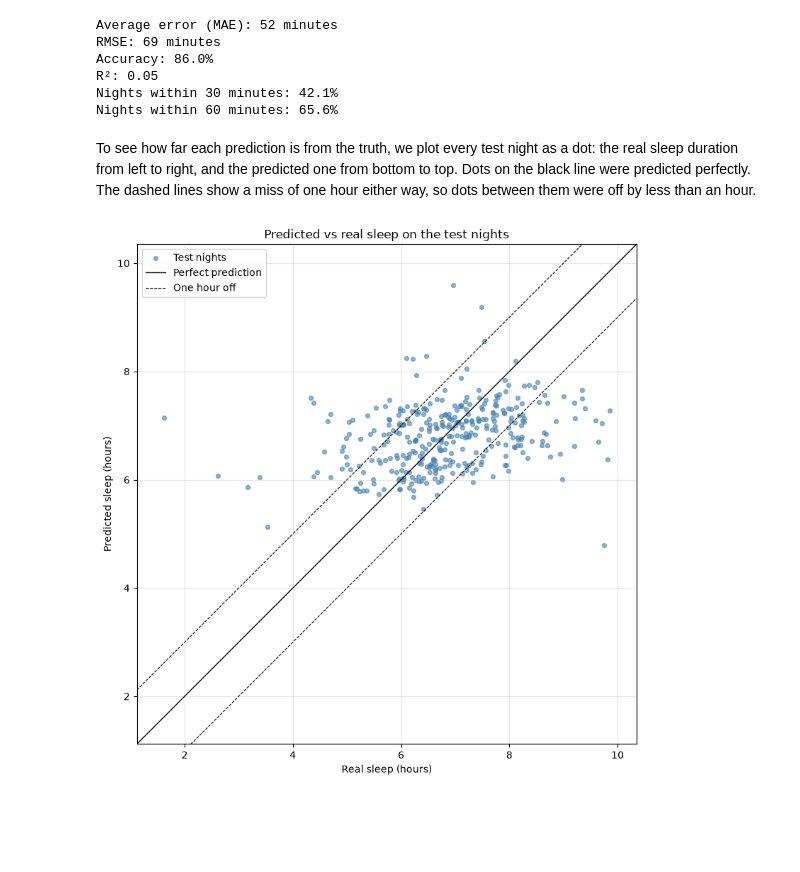
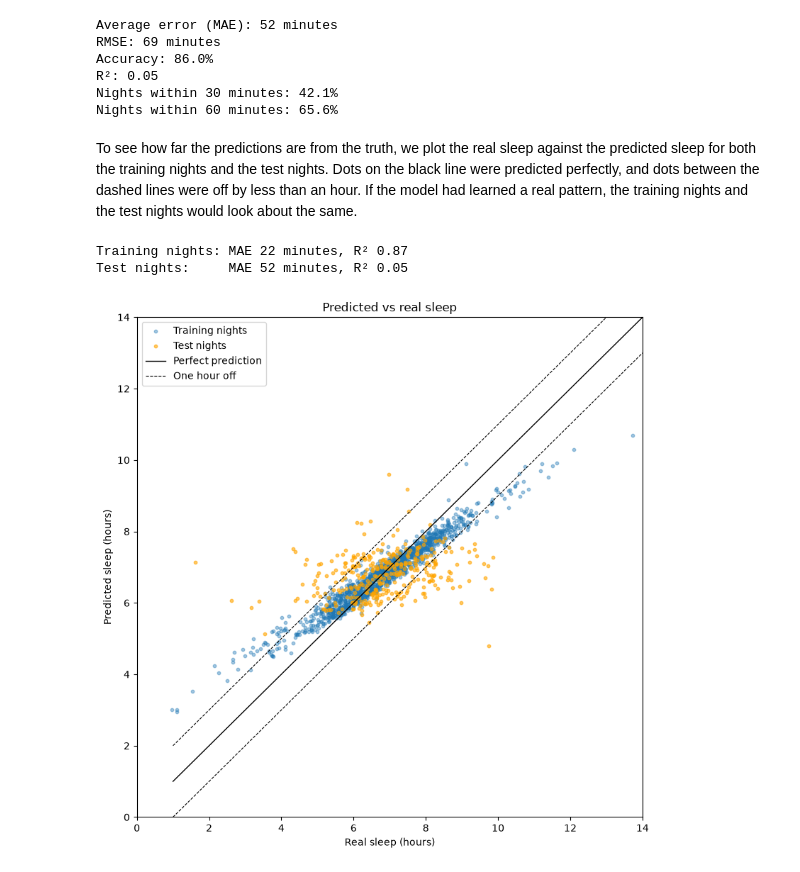
Before and after one commit to krasennnn/sleep-predictor, a Jupyter notebook: 01_explore_and_prepare_data.ipynb, the cells around one changed output. Saved outputs shown, nothing was run; the diff lists cells and outputs as text; code cells hidden in the pictures; blank space fills up the shorter version.

```diff
--- a/01_explore_and_prepare_data.ipynb
+++ b/01_explore_and_prepare_data.ipynb
@@ -1089,29 +1110,37 @@ R²: 0.05
 Nights within 30 minutes: 42.1%
 Nights within 60 minutes: 65.6%
 # %% [markdown]
-To see how far each prediction is from the truth, we plot every test night as a dot: the real sleep duration from left to right, and the predicted one from bottom to top. Dots on the black line were predicted perfectly. The dashed lines show a miss of one hour either way, so dots between them were off by less than an hour.
+To see how far the predictions are from the truth, we plot the real sleep against the predicted sleep for both the training nights and the test nights. Dots on the black line were predicted perfectly, and dots between the dashed lines were off by less than an hour. If the model had learned a real pattern, the training nights and the test nights would look about the same.
 # %%
-real_hours = target_test / 60
-predicted_hours = predictions / 60
+def compare_train_and_test(model, title):
+    """Print the scores on the training and test nights, and plot predicted vs real sleep for both."""
+    train_predictions = model.predict(inputs_train)
+    test_predictions = model.predict(inputs_test)
 
-fig, ax = plt.subplots(figsize=(8, 8))
-ax.scatter(real_hours, predicted_hours, s=18, color="steelblue", alpha=0.6, label="Test nights")
+    print(f"Training nights: MAE {mean_absolute_error(target_train, train_predictions):.0f} minutes, R² {r2_score(target_train, train_predictions):.2f}")
+    print(f"Test nights:     MAE {mean_absolute_error(target_test, test_predictions):.0f} minutes, R² {r2_score(target_test, test_predictions):.2f}")
 
-# The line where the prediction equals the truth, and one hour off either way.
-limits = [min(real_hours.min(), predicted_hours.min()) - 0.5, max(real_hours.max(), predicted_hours.max()) + 0.5]
-ax.plot(limits, limits, color="black", linewidth=1, label="Perfect prediction")
-ax.plot(limits, [limit + 1 for limit in limits], color="black", linestyle="--", linewidth=0.8, label="One hour off")
-ax.plot(limits, [limit - 1 for limit in limits], color="black", linestyle="--", linewidth=0.8)
+    fig, ax = plt.subplots(figsize=(8, 8))
+    ax.scatter(target_train / 60, train_predictions / 60, s=10, alpha=0.4, label="Training nights")
+    ax.scatter(target_test / 60, test_predictions / 60, s=10, alpha=0.6, color="orange", label="Test nights")
 
-ax.set_xlim(limits)
-ax.set_ylim(limits)
-ax.set_aspect("equal")
-ax.set_title("Predicted vs real sleep on the test nights")
-ax.set_xlabel("Real sleep (hours)")
-ax.set_ylabel("Predicted sleep (hours)")
-ax.legend(loc="upper left")
-ax.grid(alpha=0.3)
-plt.tight_layout()
-plt.show()
+    # The line where the prediction equals the truth, and one hour off either way.
+    ax.plot([1, 14], [1, 14], color="black", linewidth=1, label="Perfect prediction")
+    ax.plot([1, 14], [2, 15], color="black", linestyle="--", linewidth=0.8, label="One hour off")
+    ax.plot([1, 14], [0, 13], color="black", linestyle="--", linewidth=0.8)
+
+    ax.set_xlim(0, 14)
+    ax.set_ylim(0, 14)
+    ax.set_title(title)
+    ax.set_xlabel("Real sleep (hours)")
+    ax.set_ylabel("Predicted sleep (hours)")
+    ax.legend(loc="upper left")
+    plt.tight_layout()
+    plt.show()
+
+
+compare_train_and_test(random_forest, "Predicted vs real sleep")
 # %% [output]
+Training nights: MAE 22 minutes, R² 0.87
+Test nights:     MAE 52 minutes, R² 0.05
-[figure, old version]
+[figure, new version]
```
Also changed, not shown: parts of 15 cells of this notebook.
